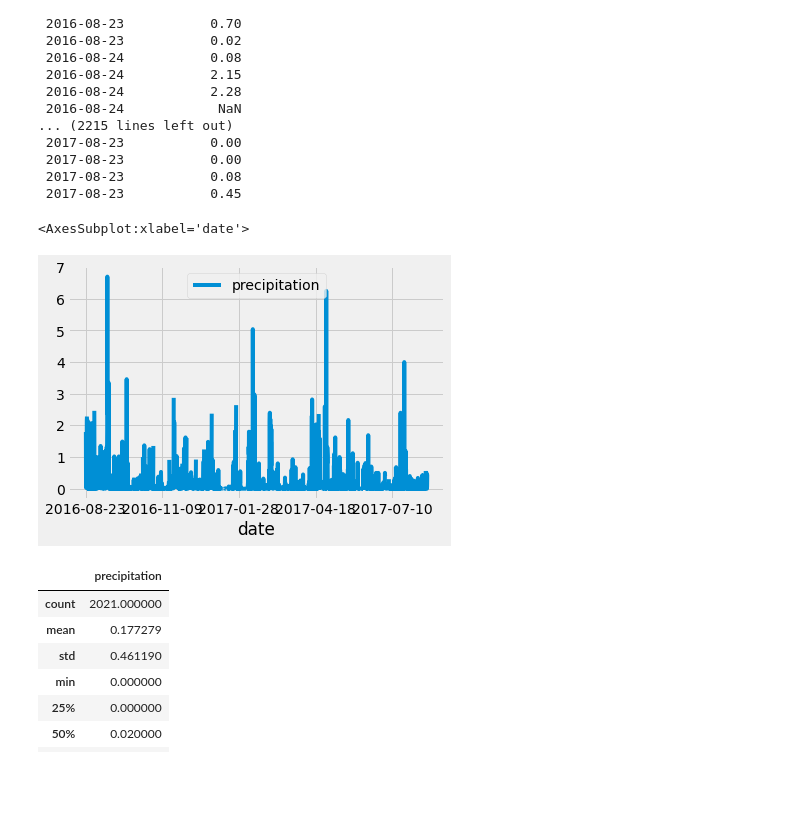
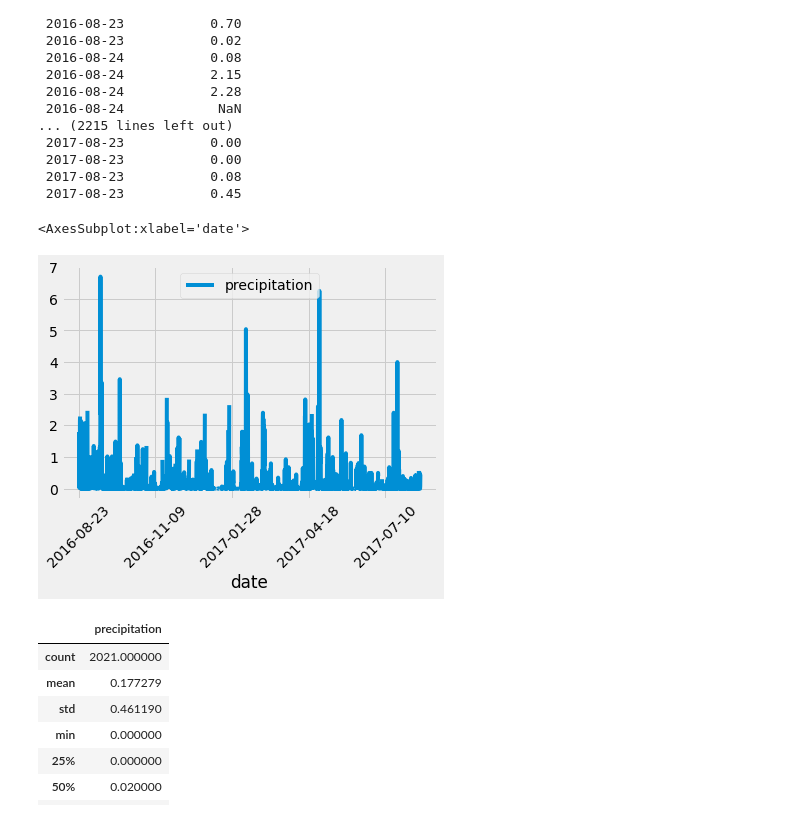
Before and after one commit to kcharb7/Surfs_up, a Jupyter notebook: climate_analysis.ipynb, the cells around one changed output. Cells and saved outputs as stored; diff of their text form; code cells hidden in the pictures; blank space fills up the shorter version.

Commit message:
Updating precipiation graph

```diff
--- a/climate_analysis.ipynb
+++ b/climate_analysis.ipynb
@@ -97,10 +97,10 @@ print(df.to_string(index=False))
  2017-08-23           0.45
 # %%
 # Use Pandas Plotting with Matplotlib to plot the data
-df.plot()
+df.plot(rot=45)
 # %% [output]
 <AxesSubplot:xlabel='date'>
-[figure, old version]
+[figure, new version]
 # %%
 # Use Pandas to calculate the summary statistics for the precipitation data
 df.describe()
```
